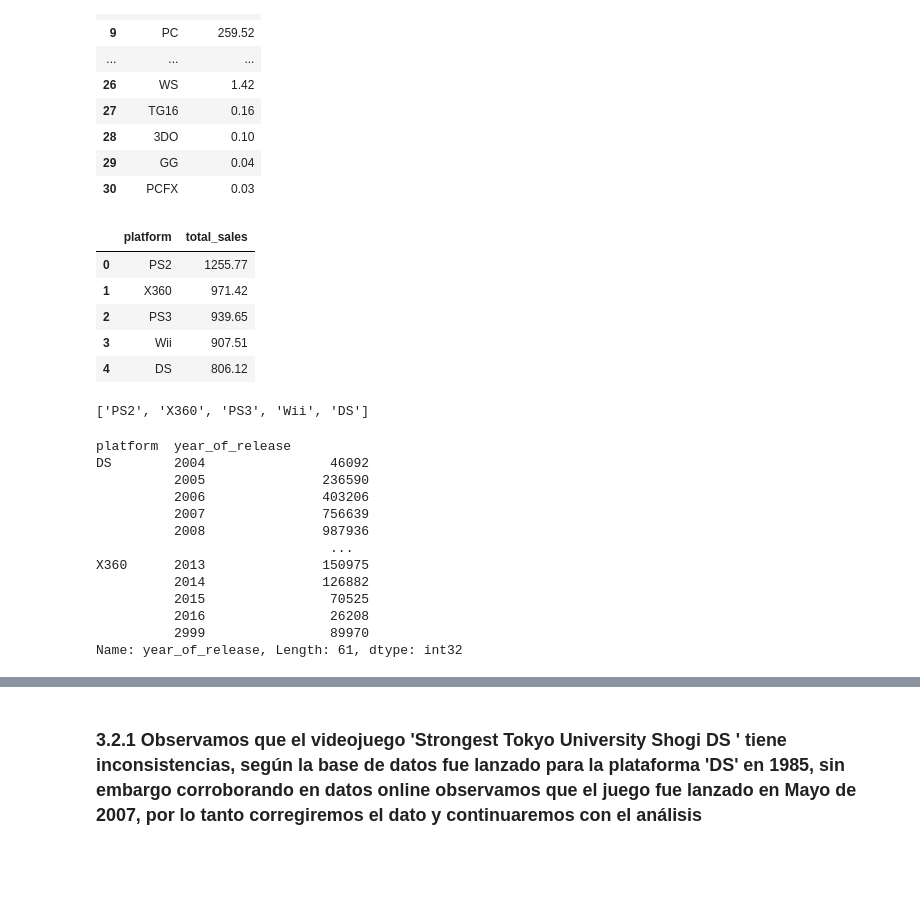
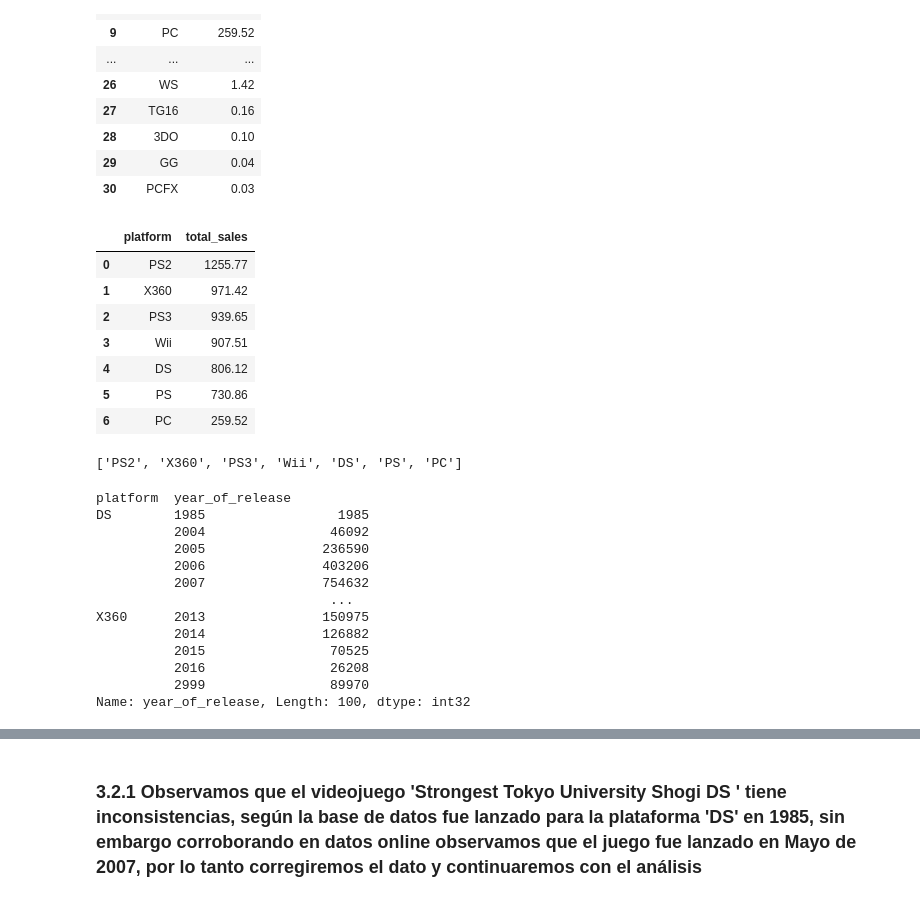
Before and after one commit to OmiHdz/project_s6, a Jupyter notebook: project_s6.ipynb, the cells around one changed output, grey strips where cells are left out. Saved outputs shown, nothing was run; the diff lists cells and outputs as text; code cells hidden in the pictures; blank space fills up the shorter version.

```diff
--- a/project_s6.ipynb
+++ b/project_s6.ipynb
@@ -424,15 +424,19 @@ platform_group
 | 30 | PCFX | 0.03 |
 # %%
 #las 5 plataformas con mayores ventas históricas
-platform_top=platform_group.head(5)
+platform_top=platform_group.head(10)
+platform_top=platform_top[~platform_top['platform'].isin(['PSP','PS4','GBA'])]
+platform_top.reset_index(drop=True,inplace=True)
 platform_top
 # %% [output]
 |  | platform | total_sales |
 | 0 | PS2 | 1255.77 |
 | 1 | X360 | 971.42 |
 | 2 | PS3 | 939.65 |
 | 3 | Wii | 907.51 |
 | 4 | DS | 806.12 |
+| 5 | PS | 730.86 |
+| 6 | PC | 259.52 |
 # %%
 platform_top_list=platform_top['platform'].to_list()
 print(platform_top_list)
@@ -441,20 +445,20 @@ test1.groupby(['platform','year_of_release'])['year_of_release'].sum()
 
 #df.groupby(['platform'])['total_sales'].sum().reset_index().sort_values(by='total_sales',ascending=False)
 # %% [output]
-['PS2', 'X360', 'PS3', 'Wii', 'DS']
+['PS2', 'X360', 'PS3', 'Wii', 'DS', 'PS', 'PC']
 platform  year_of_release
-DS        2004                46092
+DS        1985                 1985
+          2004                46092
           2005               236590
           2006               403206
-          2007               756639
-          2008               987936
+          2007               754632
                               ...
 X360      2013               150975
           2014               126882
           2015                70525
           2016                26208
           2999                89970
-Name: year_of_release, Length: 61, dtype: int32
+Name: year_of_release, Length: 100, dtype: int32
 # %%
 df[df['platform']=='DS'].sort_values(by='year_of_release')
 # %% [output]
```
Also changed, not shown: parts of 26 cells of this notebook.
